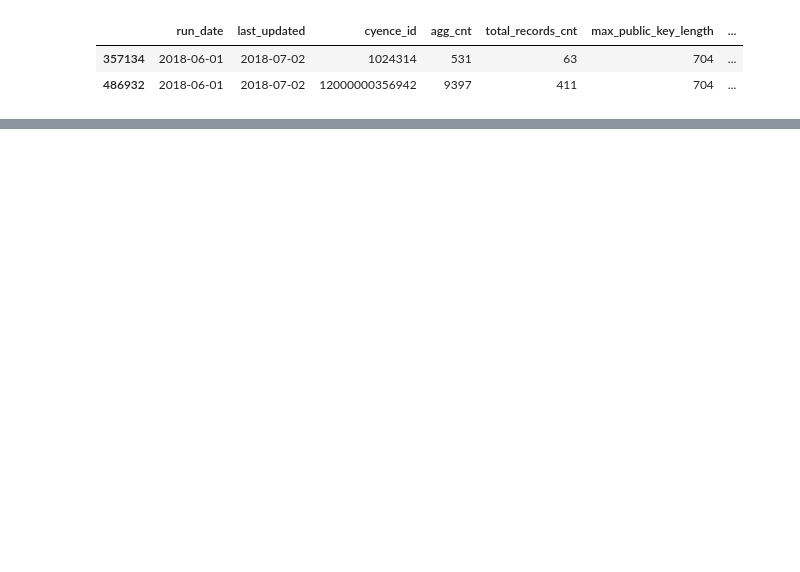
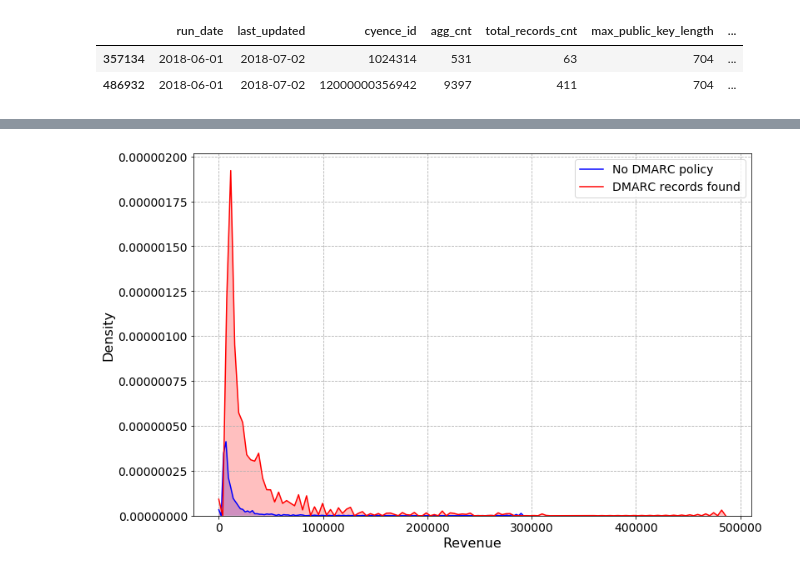
Before and after one commit to Yiming-Gao/Cyence, a Jupyter notebook: Data_Exploration/Email_Security/exploration_email.ipynb, the cells around one changed output, grey strips where cells are left out. Cells and saved outputs as stored; diff of their text form; code cells hidden in the pictures; blank space fills up the shorter version.

```diff
--- a/Data_Exploration/Email_Security/exploration_email.ipynb
+++ b/Data_Exploration/Email_Security/exploration_email.ipynb
@@ -442,0 +329,3 @@ plot.make_corr_chart(corr_info.drop('cyence_id', 1))
+# %%
+dmarc["policy"] = np.where(dmarc["dmarc_cnt"] != 0, 1, 0)
+dmarc.policy.value_counts()
@@ -442,0 +336,15 @@ plot.make_corr_chart(corr_info.drop('cyence_id', 1))
+# %%
+# left join DKIM data with company info
+new_dmarc = pd.merge(dmarc, companies_info, on = ["cyence_id", "cyence_id"], how = "left")
+
+# Create revenue bins
+new_dmarc['revenue_bin'] = '<5M'
+new_dmarc.loc[(new_dmarc['revenue'] >= 5) & (new_dmarc['revenue'] < 10), 'revenue_bin'] = '5-10M'
+new_dmarc.loc[(new_dmarc['revenue'] >= 10) & (new_dmarc['revenue'] < 25), 'revenue_bin'] = '10-25M'
+new_dmarc.loc[(new_dmarc['revenue'] >= 25) & (new_dmarc['revenue'] < 50), 'revenue_bin'] = '25-50M'
+new_dmarc.loc[(new_dmarc['revenue'] >= 50) & (new_dmarc['revenue'] < 100), 'revenue_bin'] = '50-100M'
+new_dmarc.loc[(new_dmarc['revenue'] >= 100) & (new_dmarc['revenue'] < 500), 'revenue_bin'] = '100-500M'
+new_dmarc.loc[(new_dmarc['revenue'] >= 500) & (new_dmarc['revenue'] < 1000), 'revenue_bin'] = '500M-1B'
+new_dmarc.loc[(new_dmarc['revenue'] >= 1000) & (new_dmarc['revenue'] < 5000), 'revenue_bin'] = '1-5B'
+new_dmarc.loc[(new_dmarc['revenue'] >= 5000) & (new_dmarc['revenue'] < 10000), 'revenue_bin'] = '5-10B'
+new_dmarc.loc[new_dmarc['revenue'] >= 10000, 'revenue_bin'] = '>10B'
@@ -442,0 +387,16 @@ plot.make_corr_chart(corr_info.drop('cyence_id', 1))
+# %%
+plt.figure(figsize = (12, 8))
+
+# gaussian kernel density estimate
+sns.kdeplot(new_dmarc[new_dmarc['policy'] == 0]['revenue'], shade = True, color="b", label = "No DMARC policy")
+sns.kdeplot(new_dmarc[new_dmarc['policy'] == 1]['revenue'], shade = True, color="r", label = "DMARC records found")
+
+# settings
+plt.legend(prop = {'size': 14})
+plt.xlabel("Revenue", fontsize = 16)
+plt.ylabel("Density", fontsize = 16)
+plt.xticks(fontsize = 14)
+plt.yticks(fontsize = 14)
+plt.grid(ls = "--")
+# %% [output]
+[figure, added]
```
Also changed, not shown: parts of 53 cells of this notebook.
